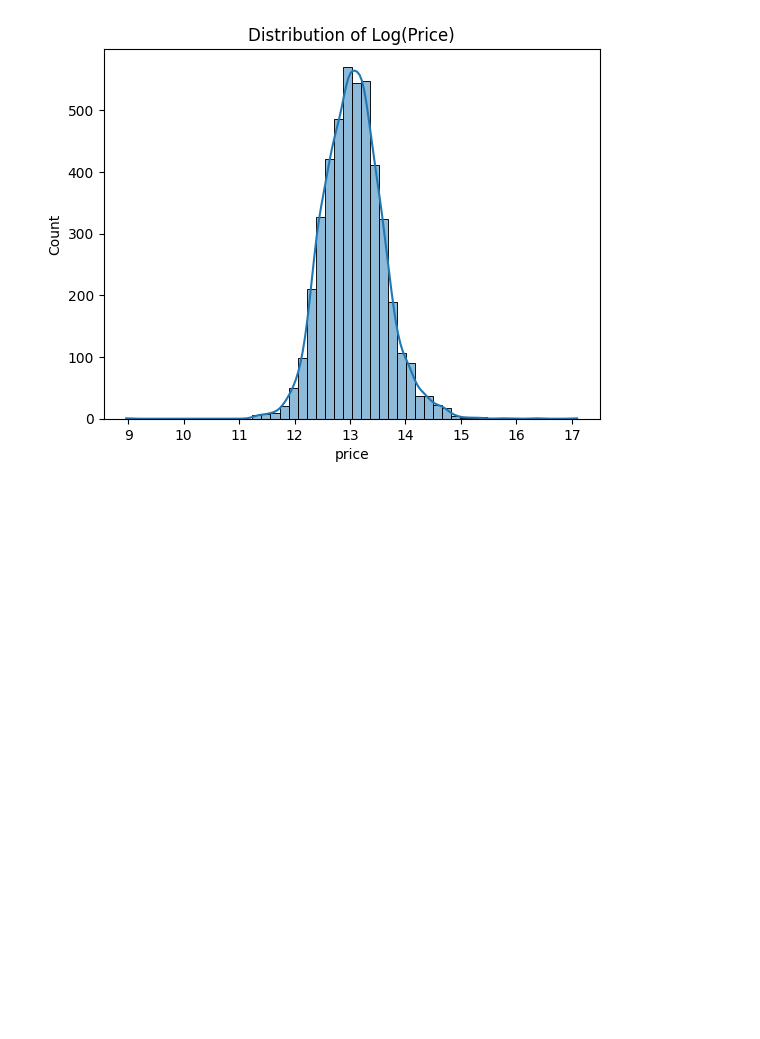
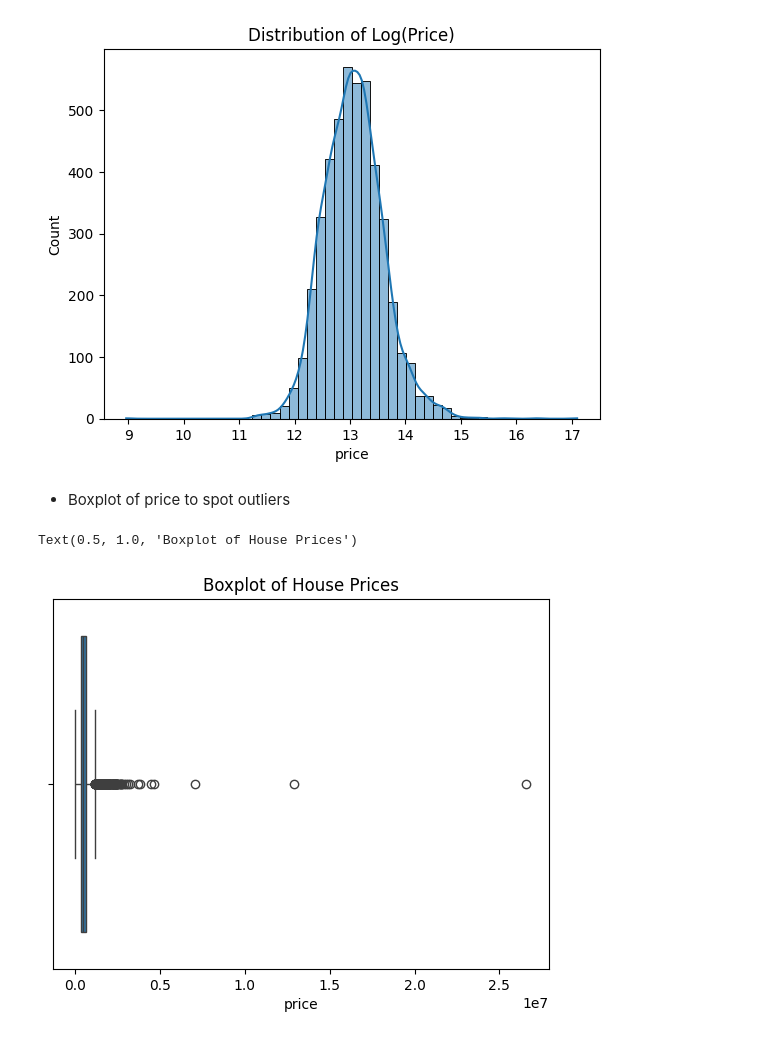
Before and after one commit to geershatisaxena/House-Price-Predictor, a Jupyter notebook: house prediction.ipynb, the cells around one changed output. Saved outputs shown, nothing was run; the diff lists cells and outputs as text; code cells hidden in the pictures; blank space fills up the shorter version.

```diff
--- a/house prediction.ipynb
+++ b/house prediction.ipynb
@@ -345,3 +345,12 @@ plt.title("Distribution of Log(Price)")
 # %% [output]
 Text(0.5, 1.0, 'Distribution of Log(Price)')
 [figure]
+# %% [markdown]
+- Boxplot of price to spot outliers
+# %%
+plt.figure()
+sns.boxplot(x=df["price"])
+plt.title("Boxplot of House Prices")
+# %% [output]
+Text(0.5, 1.0, 'Boxplot of House Prices')
+[figure, added]
```
